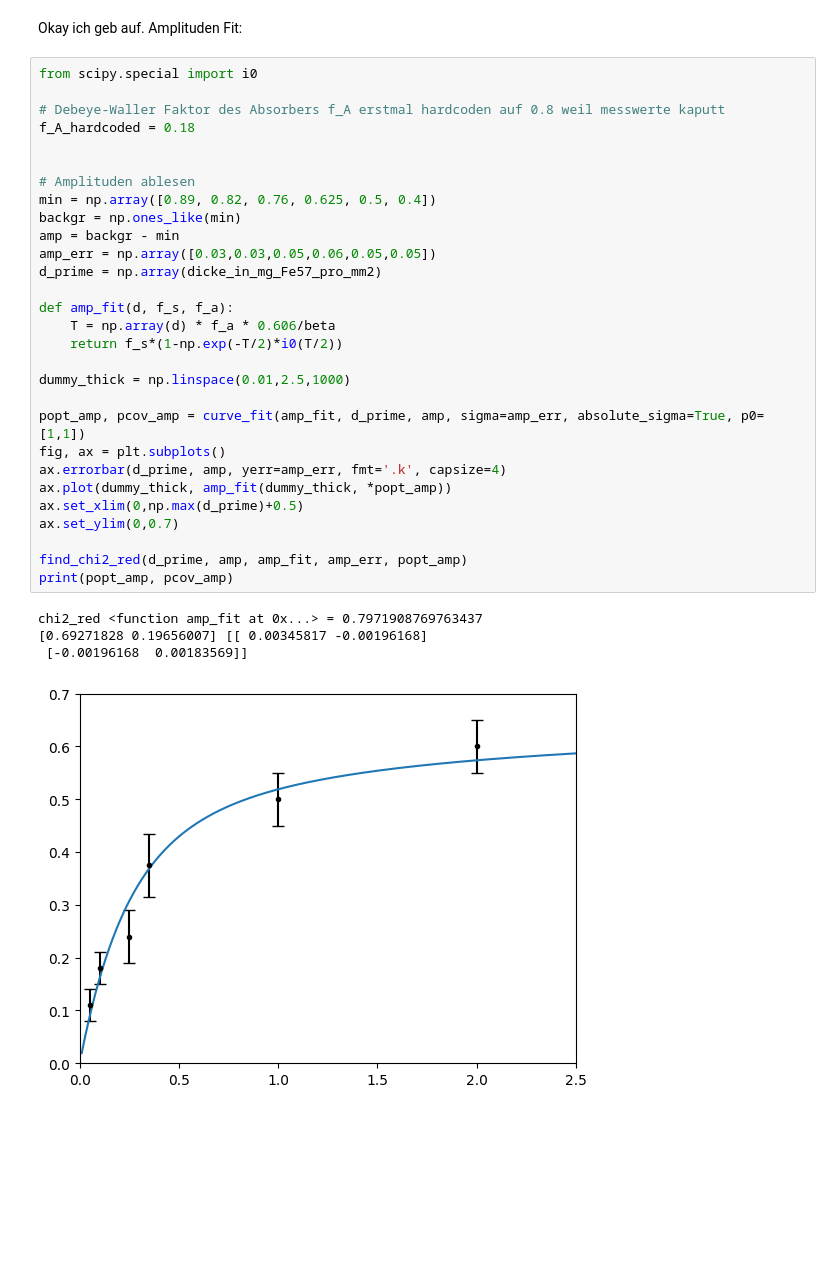
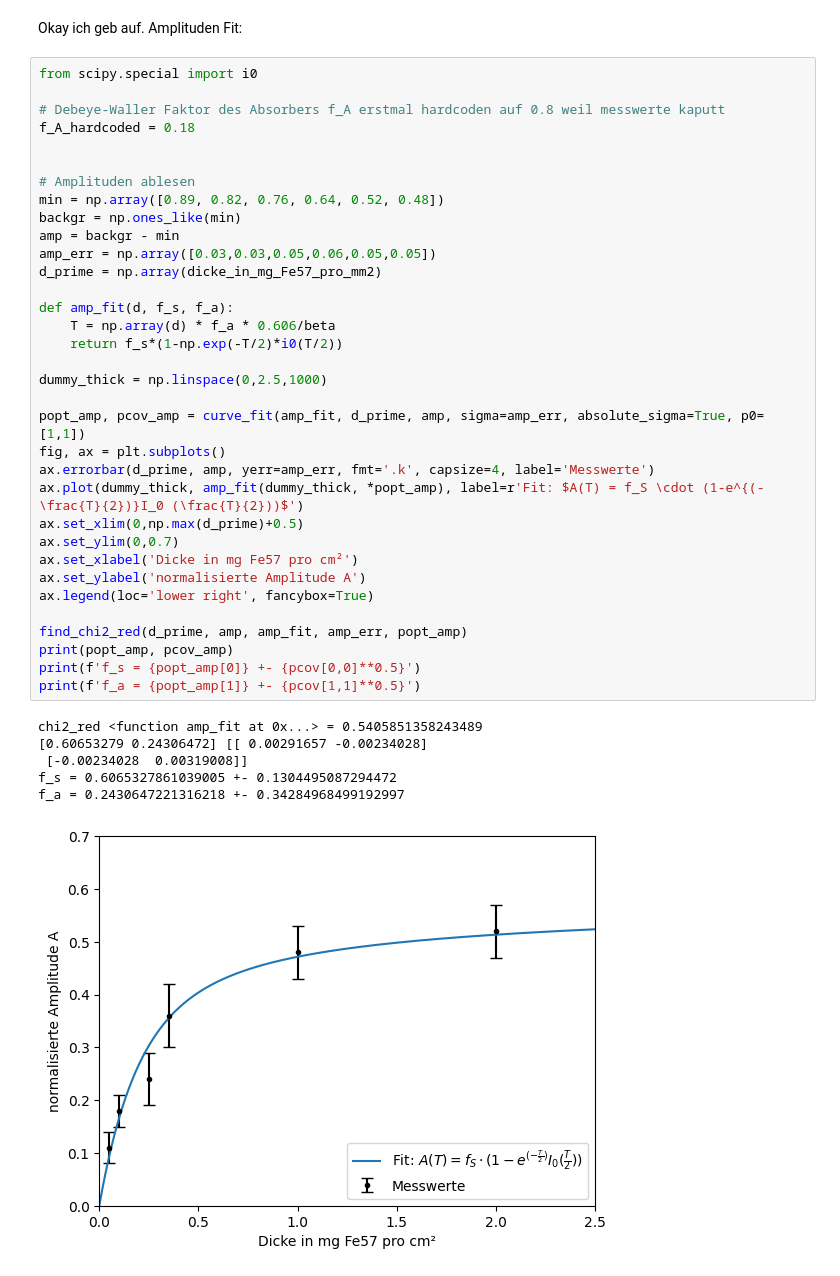
Before and after one commit to Svuem/EXP11, a Jupyter notebook: Code.ipynb, the cells around one changed output. Cells and saved outputs as stored; diff of their text form; blank space fills up the shorter version.

```diff
--- a/Code.ipynb
+++ b/Code.ipynb
@@ -225,35 +226,42 @@ Okay ich geb auf. Amplituden Fit:
 # %%
 from scipy.special import i0
 
 # Debeye-Waller Faktor des Absorbers f_A erstmal hardcoden auf 0.8 weil messwerte kaputt
 f_A_hardcoded = 0.18
 
 
 # Amplituden ablesen
-min = np.array([0.89, 0.82, 0.76, 0.625, 0.5, 0.4])
+min = np.array([0.89, 0.82, 0.76, 0.64, 0.52, 0.48])
 backgr = np.ones_like(min)
 amp = backgr - min
 amp_err = np.array([0.03,0.03,0.05,0.06,0.05,0.05])
 d_prime = np.array(dicke_in_mg_Fe57_pro_mm2)
 
 def amp_fit(d, f_s, f_a):
     T = np.array(d) * f_a * 0.606/beta
     return f_s*(1-np.exp(-T/2)*i0(T/2))
 
-dummy_thick = np.linspace(0.01,2.5,1000)
+dummy_thick = np.linspace(0,2.5,1000)
 
 popt_amp, pcov_amp = curve_fit(amp_fit, d_prime, amp, sigma=amp_err, absolute_sigma=True, p0=[1,1])
 fig, ax = plt.subplots()
-ax.errorbar(d_prime, amp, yerr=amp_err, fmt='.k', capsize=4)
-ax.plot(dummy_thick, amp_fit(dummy_thick, *popt_amp))
+ax.errorbar(d_prime, amp, yerr=amp_err, fmt='.k', capsize=4, label='Messwerte')
+ax.plot(dummy_thick, amp_fit(dummy_thick, *popt_amp), label=r'Fit: $A(T) = f_S \cdot (1-e^{(-\frac{T}{2})}I_0 (\frac{T}{2}))$')
 ax.set_xlim(0,np.max(d_prime)+0.5)
 ax.set_ylim(0,0.7)
+ax.set_xlabel('Dicke in mg Fe57 pro cm²')
+ax.set_ylabel('normalisierte Amplitude A')
+ax.legend(loc='lower right', fancybox=True)
 
 find_chi2_red(d_prime, amp, amp_fit, amp_err, popt_amp)
 print(popt_amp, pcov_amp)
+print(f'f_s = {popt_amp[0]} +- {pcov[0,0]**0.5}')
+print(f'f_a = {popt_amp[1]} +- {pcov[1,1]**0.5}')
 # %% [output]
-chi2_red <function amp_fit at 0x...> = 0.7971908769763437
-[0.69271828 0.19656007] [[ 0.00345817 -0.00196168]
- [-0.00196168  0.00183569]]
+chi2_red <function amp_fit at 0x...> = 0.5405851358243489
+[0.60653279 0.24306472] [[ 0.00291657 -0.00234028]
+ [-0.00234028  0.00319008]]
+f_s = 0.6065327861039005 +- 0.1304495087294472
+f_a = 0.2430647221316218 +- 0.34284968499192997
-[figure, old version]
+[figure, new version]
 # %%
```
Also changed, not shown: parts of 3 cells of this notebook.
